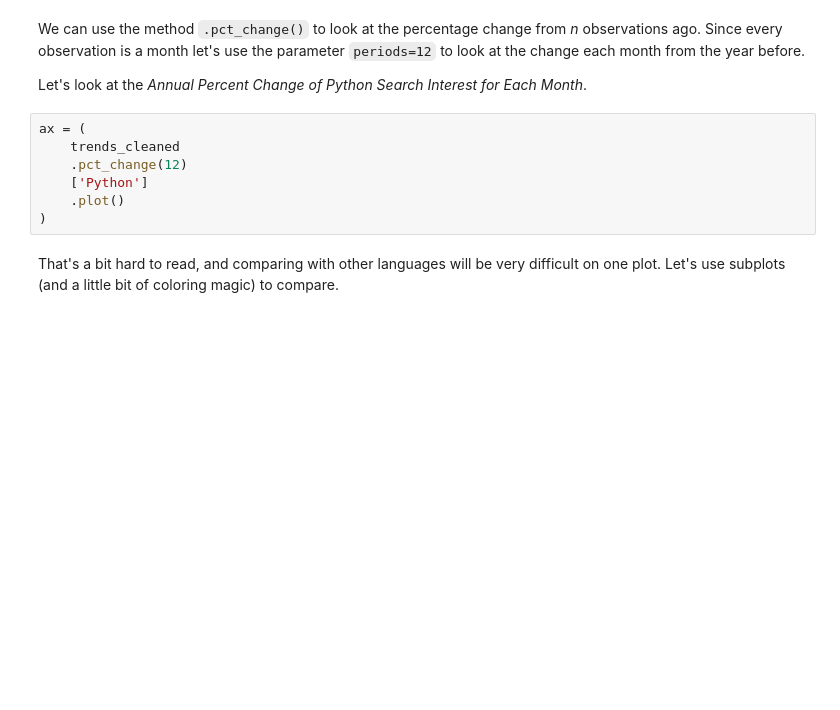
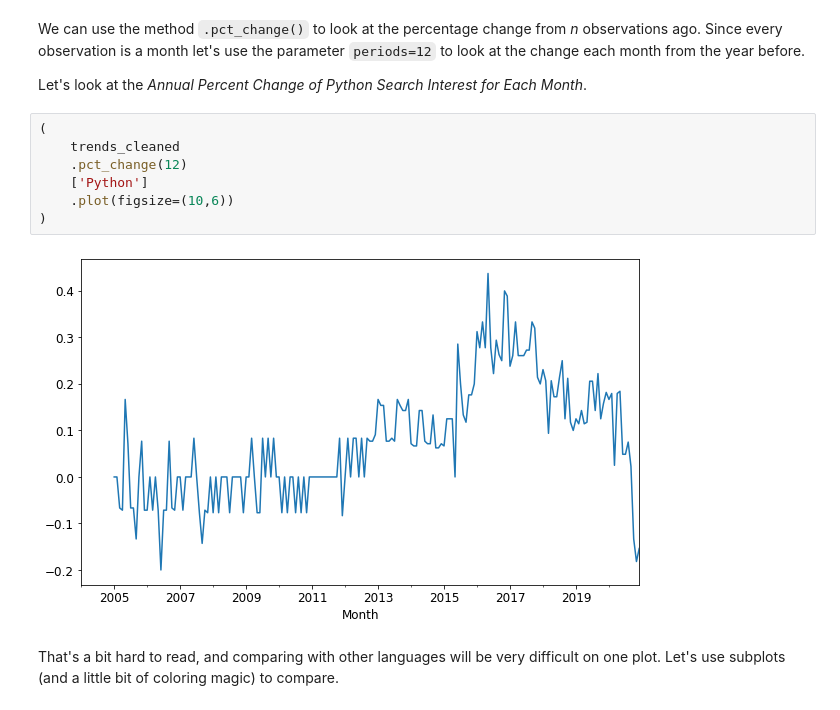
Before and after one commit to godatadriven/taster-sessions, a Jupyter notebook: 2-pandas.ipynb, the cells around one changed output. Drawn from its saved outputs; the diff is of its cells as text; blank space fills up the shorter version.

```diff
--- a/2-pandas.ipynb
+++ b/2-pandas.ipynb
@@ -170,12 +295,14 @@ We can use the method `.pct_change()` to look at the percentage change from *n*
 
 Let's look at the *Annual Percent Change of Python Search Interest for Each Month*.
 # %%
-ax = (
+(
     trends_cleaned
     .pct_change(12)
     ['Python']
-    .plot()
+    .plot(figsize=(10,6))
 )
+# %% [output]
+[figure, added]
 # %% [markdown]
 That's a bit hard to read, and comparing with other languages will be very difficult on one plot. Let's use subplots (and a little bit of coloring magic) to compare.
 # %%
```
Also changed, not shown: parts of 34 cells of this notebook, 5 other files.
